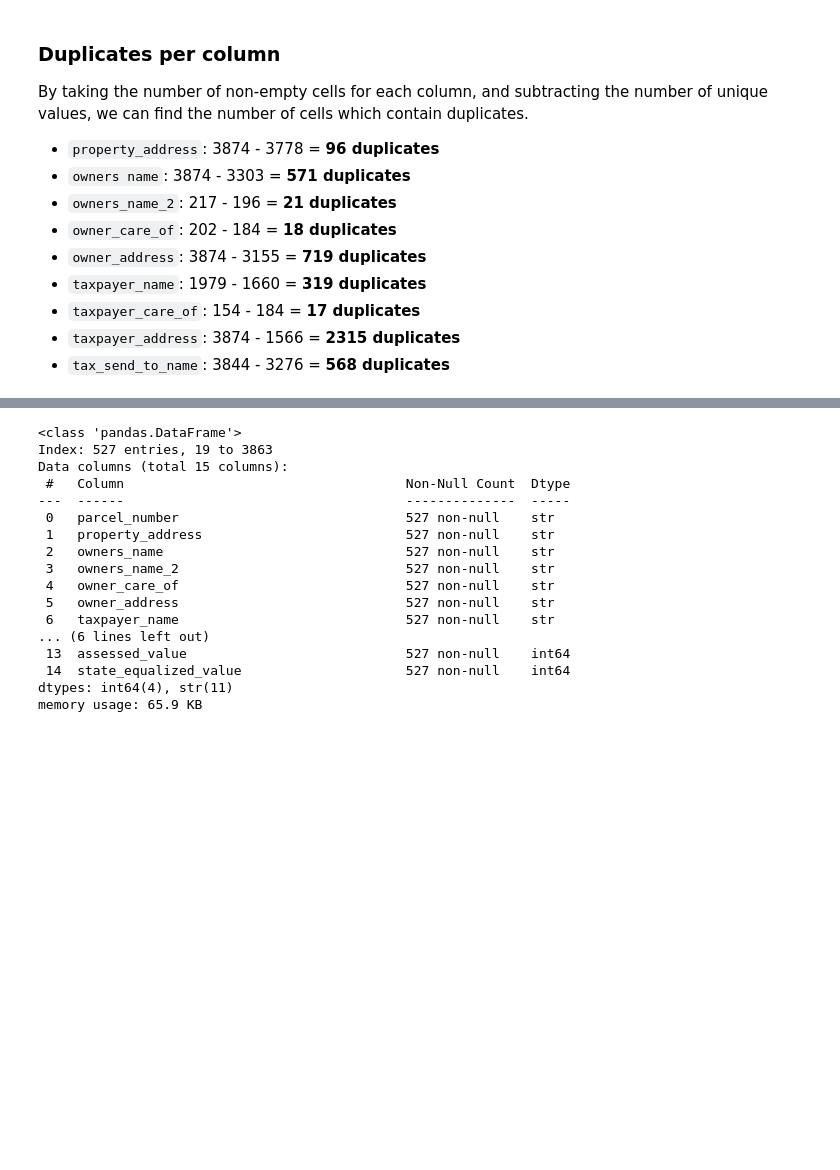
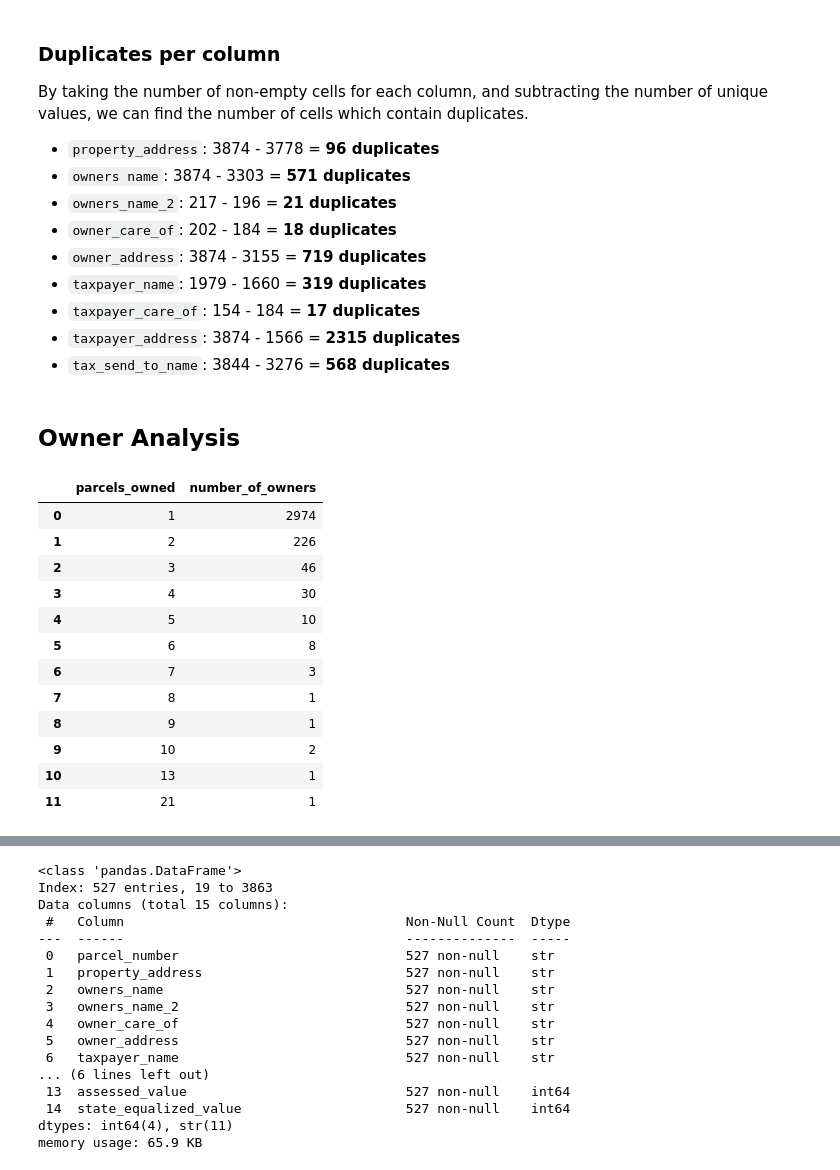
Before and after one commit to mattphinney-94/kzoo_county_project, a Jupyter notebook: County Data Exploratory Analysis.ipynb, the cells around one changed output, grey strips where cells are left out. Drawn from its saved outputs; the diff is of its cells as text; code cells hidden in the pictures; blank space fills up the shorter version.

```diff
--- a/County Data Exploratory Analysis.ipynb
+++ b/County Data Exploratory Analysis.ipynb
@@ -241,3 +230,37 @@ By taking the number of non-empty cells for each column, and subtracting the num
 - `taxpayer_care_of`: 154 - 184 = **17 duplicates**
 - `taxpayer_address`: 3874 - 1566 = **2315 duplicates**
 - `tax_send_to_name`: 3844 - 3276 = **568 duplicates**
+# %% [markdown]
+## Owner Analysis
+# %%
+# Counting how many parcels each owner has.
+owner_counts = (
+    df[df["owners_name"] != ""]
+    .groupby("owners_name")["parcel_number"]
+    .nunique()
+)
+
+# Counting how many owners own n number of parcels.
+owner_distribution = (
+    owner_counts
+    .value_counts()
+    .sort_index()
+    .rename_axis("parcels_owned")
+    .reset_index(name="number_of_owners")
+)
+
+owner_distribution
+# %% [output]
+|  | parcels_owned | number_of_owners |
+| 0 | 1 | 2974 |
+| 1 | 2 | 226 |
+| 2 | 3 | 46 |
+| 3 | 4 | 30 |
+| 4 | 5 | 10 |
+| 5 | 6 | 8 |
+| 6 | 7 | 3 |
+| 7 | 8 | 1 |
+| 8 | 9 | 1 |
+| 9 | 10 | 2 |
+| 10 | 13 | 1 |
+| 11 | 21 | 1 |
```
Also changed, not shown: parts of 25 cells of this notebook.
